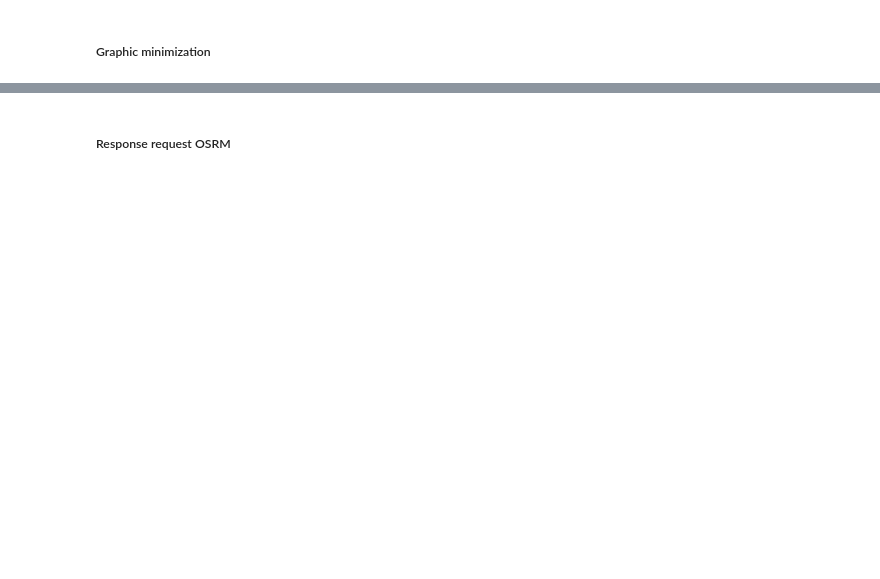
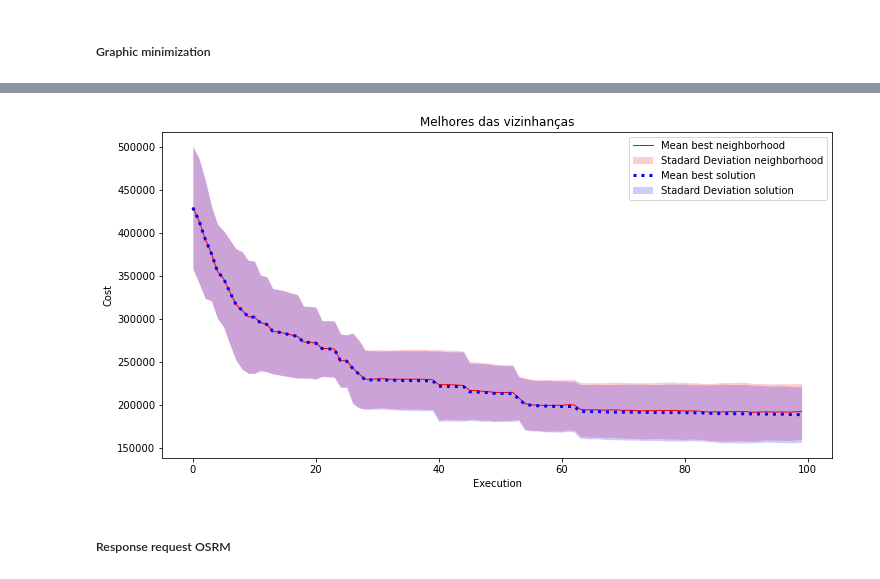
Before and after one commit to abner-lucas/Tabu-Search-CVRP, a Jupyter notebook: tabu_search_cvrp.ipynb, the cells around one changed output, grey strips where cells are left out. Cells and saved outputs as stored; diff of their text form; code cells hidden in the pictures; blank space fills up the shorter version.

```diff
--- a/tabu_search_cvrp.ipynb
+++ b/tabu_search_cvrp.ipynb
@@ -285,3 +343,26 @@ plt.show()
+# %%
+#Convergência entre as execuções
+x = np.arange(0, max_iterations, 1)
+y1 = df_st_neighborhood["mean"].values
+y1err = df_st_neighborhood["std"].values
+y2 = df_st_solutions["mean"].values
+y2err = df_st_solutions["std"].values
+
+colors = ['red', 'blue', 'green', 'orange', 'black', 'purple', 'brown', 'pink', 'gray', 'olive', 'cyan']
+
+fig, (ax0) = plt.subplots(nrows=1, ncols=1, sharex=True, figsize=(12, 6))
+ax0.plot(x, y1, color='red', lw=1)
+ax0.fill_between(x, y1-y1err, y1+y1err, color='red', alpha=0.2,  linewidth=0.0)
+ax0.set_title('Melhores das vizinhanças')
+ax0.set_xlabel('Execution')
+ax0.set_ylabel('Cost')
+ax0.plot(x, y2, color='blue', lw=3, linestyle=':')
+ax0.fill_between(x, y2-y2err, y2+y2err, color='blue', alpha=0.2, linewidth=0.0)
+ax0.legend(['Mean best neighborhood','Stadard Deviation neighborhood','Mean best solution','Stadard Deviation solution'])
+plt.savefig('results/graphic_convergence_executions', dpi = 300)
+plt.show()
+# %% [output]
+[figure, added]
 # %% [markdown]
 ##### Response request OSRM
 # %%
```
Also changed, not shown: parts of 12 cells of this notebook, 6 other files.
